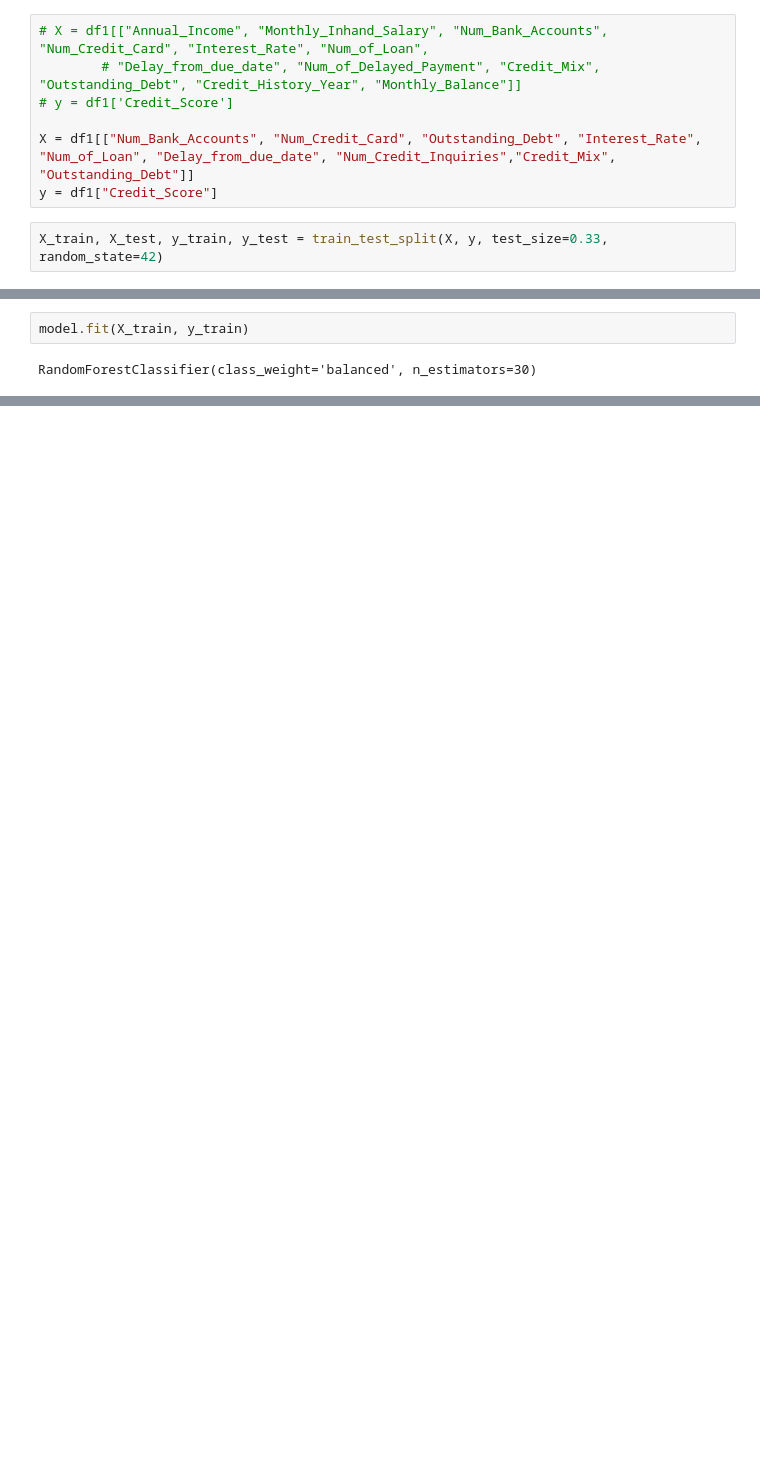
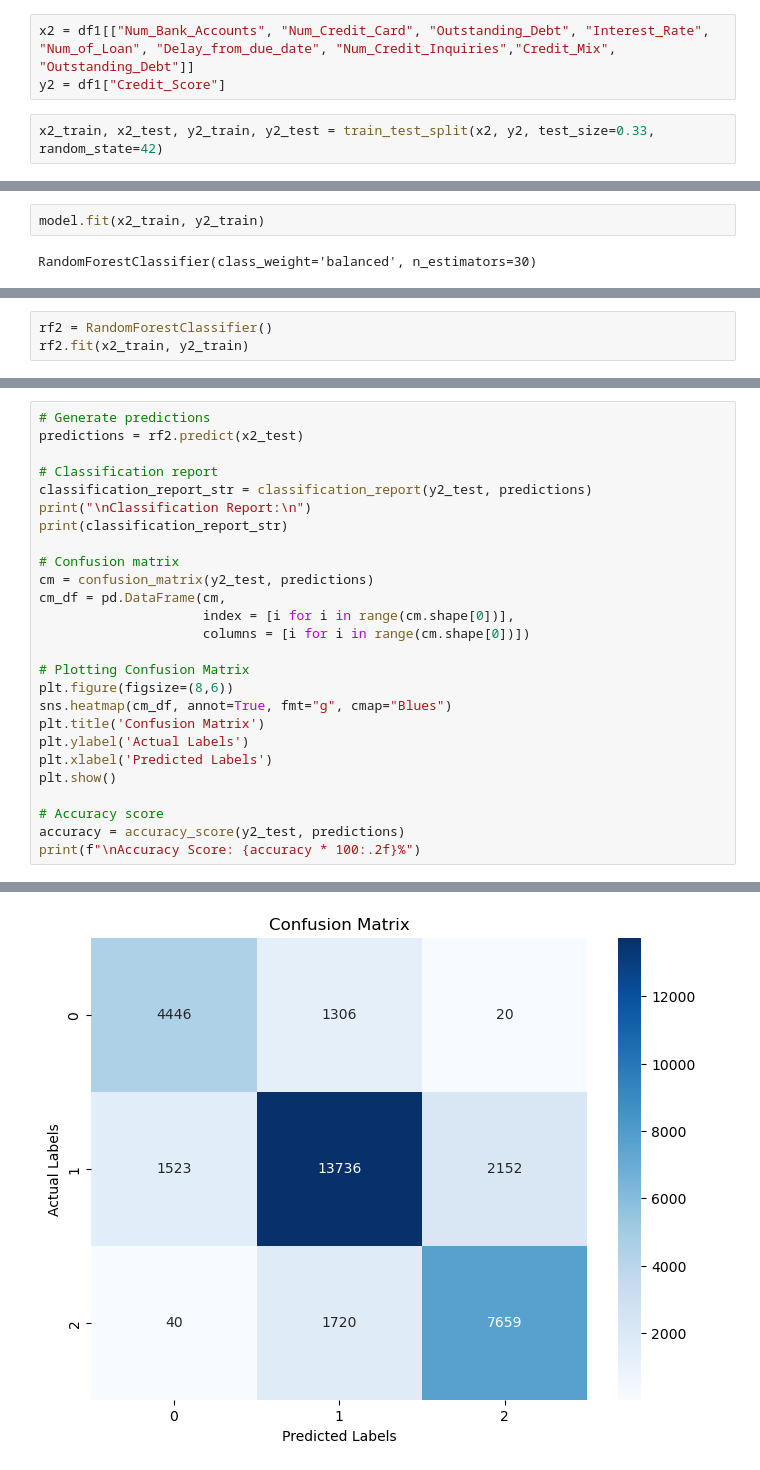
Before and after one commit to gamuhrai/Project-4-Credit-Worthiness, a Jupyter notebook: Credit-Score.ipynb, the cells around one changed output, grey strips where cells are left out. Drawn from its saved outputs; the diff is of its cells as text; blank space fills up the shorter version.

```diff
--- a/Credit-Score.ipynb
+++ b/Credit-Score.ipynb
@@ -532,16 +601,12 @@ Index(['Age', 'Annual_Income', 'Monthly_Inhand_Salary', 'Num_Bank_Accounts',
 # %%
-# X = df1[["Annual_Income", "Monthly_Inhand_Salary", "Num_Bank_Accounts", "Num_Credit_Card", "Interest_Rate", "Num_of_Loan",
-        # "Delay_from_due_date", "Num_of_Delayed_Payment", "Credit_Mix", "Outstanding_Debt", "Credit_History_Year", "Monthly_Balance"]]
-# y = df1['Credit_Score']
-
-X = df1[["Num_Bank_Accounts", "Num_Credit_Card", "Outstanding_Debt", "Interest_Rate", "Num_of_Loan", "Delay_from_due_date", "Num_Credit_Inquiries","Credit_Mix", "Outstanding_Debt"]]
-y = df1["Credit_Score"]
+x2 = df1[["Num_Bank_Accounts", "Num_Credit_Card", "Outstanding_Debt", "Interest_Rate", "Num_of_Loan", "Delay_from_due_date", "Num_Credit_Inquiries","Credit_Mix", "Outstanding_Debt"]]
+y2 = df1["Credit_Score"]
 # %%
-X_train, X_test, y_train, y_test = train_test_split(X, y, test_size=0.33, random_state=42)
+x2_train, x2_test, y2_train, y2_test = train_test_split(x2, y2, test_size=0.33, random_state=42)
 # %%
 model = RandomForestClassifier(n_estimators=30, class_weight='balanced')
 # %%
-model.fit(X_train, y_train)
+model.fit(x2_train, y2_train)
 # %% [output]
 RandomForestClassifier(class_weight='balanced', n_estimators=30)
 # %%
@@ -576,0 +615,3 @@ Accuracy Score 0.791209128274339
+# %%
+rf2 = RandomForestClassifier()
+rf2.fit(x2_train, y2_train)
@@ -576,0 +620,27 @@ Accuracy Score 0.791209128274339
+# %%
+# Generate predictions
+predictions = rf2.predict(x2_test)
+
+# Classification report
+classification_report_str = classification_report(y2_test, predictions)
+print("\nClassification Report:\n")
+print(classification_report_str)
+
+# Confusion matrix
+cm = confusion_matrix(y2_test, predictions)
+cm_df = pd.DataFrame(cm,
+                     index = [i for i in range(cm.shape[0])],
+                     columns = [i for i in range(cm.shape[0])])
+
+# Plotting Confusion Matrix
+plt.figure(figsize=(8,6))
+sns.heatmap(cm_df, annot=True, fmt="g", cmap="Blues")
+plt.title('Confusion Matrix')
+plt.ylabel('Actual Labels')
+plt.xlabel('Predicted Labels')
+plt.show()
+
+# Accuracy score
+accuracy = accuracy_score(y2_test, predictions)
+print(f"\nAccuracy Score: {accuracy * 100:.2f}%")
+# %% [output]
@@ -576,0 +658 @@ Accuracy Score 0.791209128274339
+[figure, added]
```
Also changed, not shown: parts of 21 cells of this notebook.
